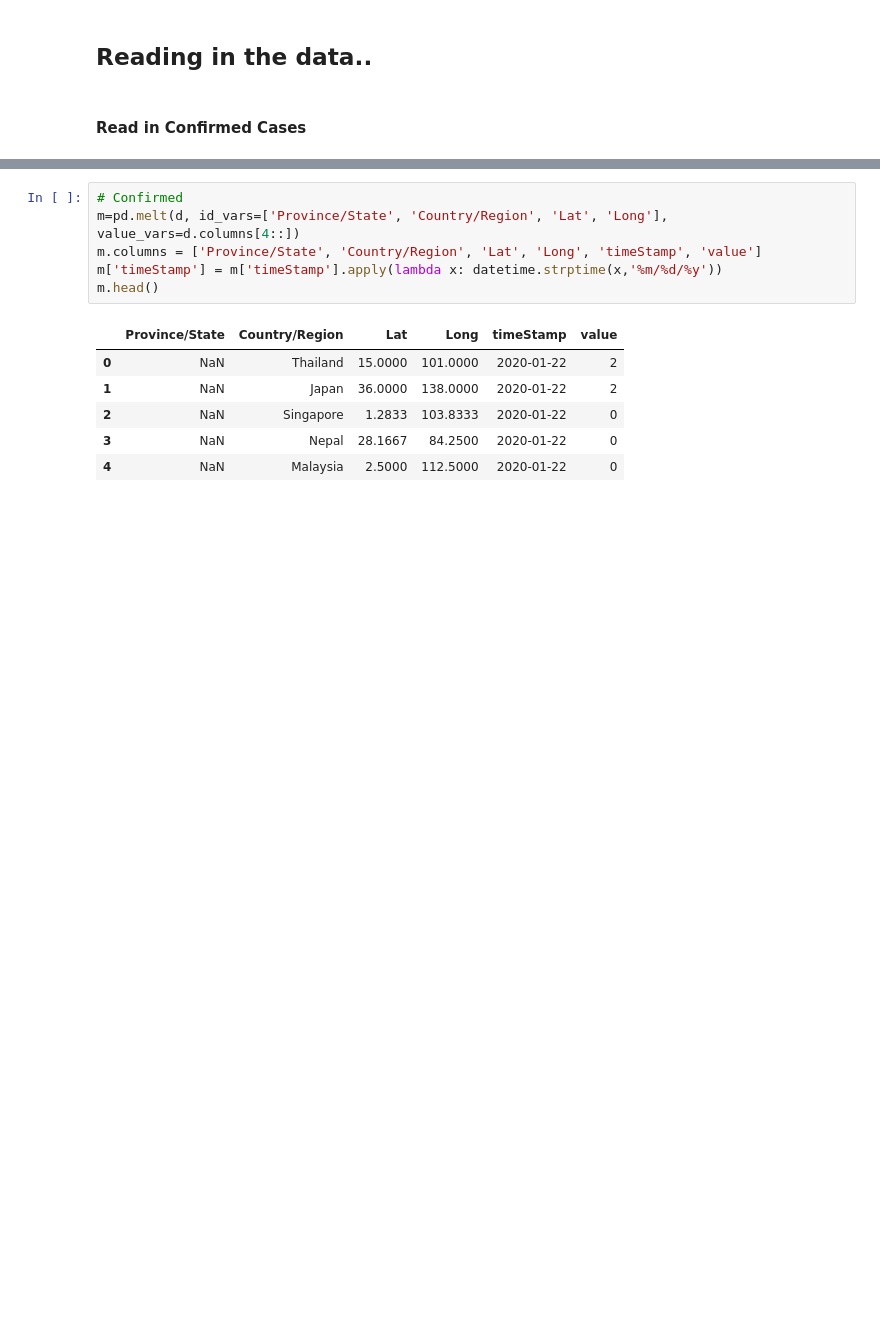
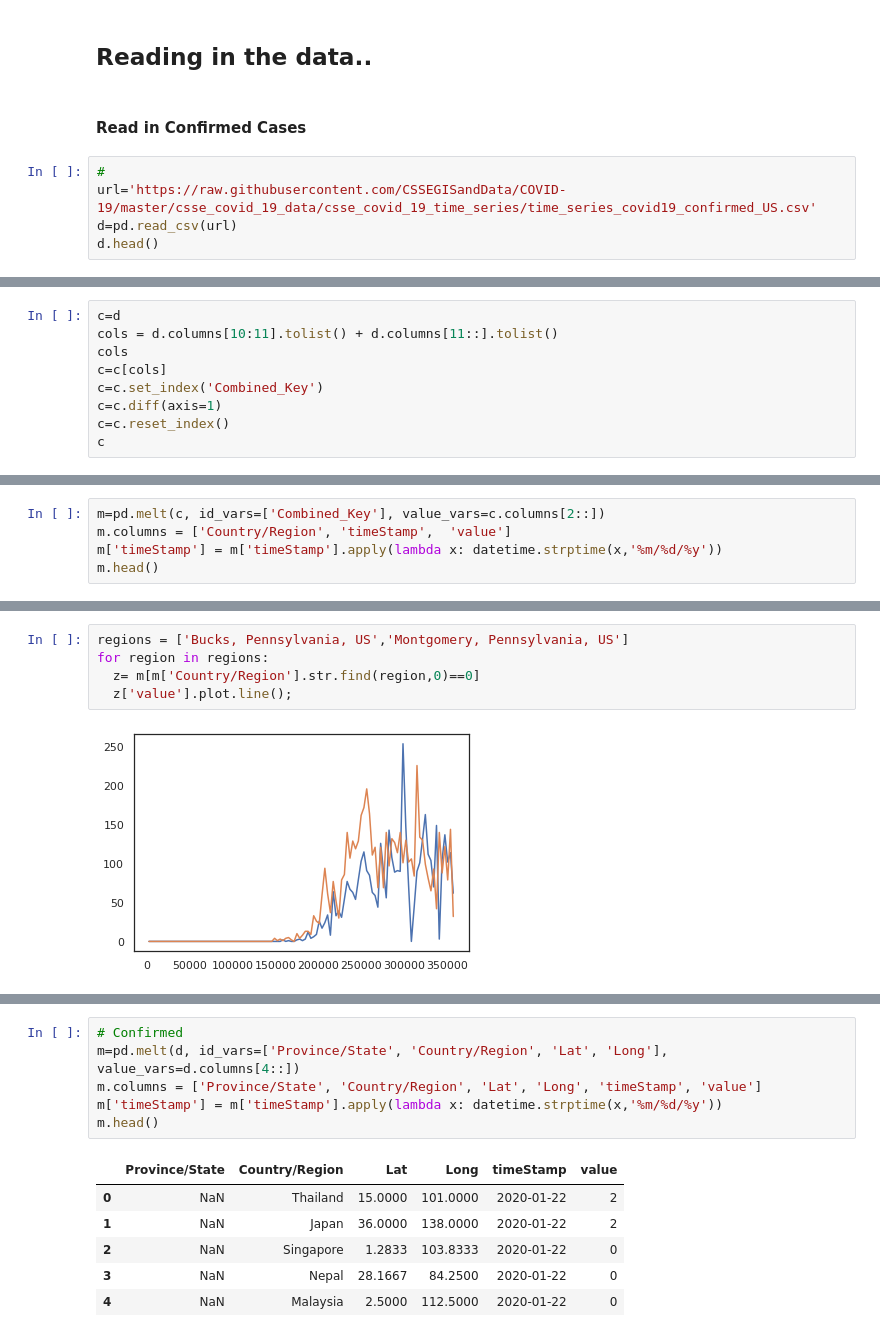
Before and after one commit to mchirico/COVID-19, a Jupyter notebook: COVID_19.ipynb, the cells around one changed output, grey strips where cells are left out. Drawn from its saved outputs; the diff is of its cells as text; blank space fills up the shorter version.

```diff
--- a/COVID_19.ipynb
+++ b/COVID_19.ipynb
@@ -82,3 +108,8 @@ Requirement already satisfied: torch==1.4.0 in /usr/local/lib/python3.6/dist-pac
 ## Reading in the data..
 # %% [markdown]
 #### Read in Confirmed Cases
+# %%
+#
+url='https://raw.githubusercontent.com/CSSEGISandData/COVID-19/master/csse_covid_19_data/csse_covid_19_time_series/time_series_covid19_confirmed_US.csv'
+d=pd.read_csv(url)
+d.head()
@@ -84,0 +124,9 @@ Requirement already satisfied: torch==1.4.0 in /usr/local/lib/python3.6/dist-pac
+# %%
+c=d
+cols = d.columns[10:11].tolist() + d.columns[11::].tolist()
+cols
+c=c[cols]
+c=c.set_index('Combined_Key')
+c=c.diff(axis=1)
+c=c.reset_index()
+c
@@ -84,0 +147,5 @@ Requirement already satisfied: torch==1.4.0 in /usr/local/lib/python3.6/dist-pac
+# %%
+m=pd.melt(c, id_vars=['Combined_Key'], value_vars=c.columns[2::])
+m.columns = ['Country/Region', 'timeStamp',  'value']
+m['timeStamp'] = m['timeStamp'].apply(lambda x: datetime.strptime(x,'%m/%d/%y'))
+m.head()
@@ -84,0 +159,7 @@ Requirement already satisfied: torch==1.4.0 in /usr/local/lib/python3.6/dist-pac
+# %%
+regions = ['Bucks, Pennsylvania, US','Montgomery, Pennsylvania, US']
+for region in regions:
+  z= m[m['Country/Region'].str.find(region,0)==0]
+  z['value'].plot.line();
+# %% [output]
+[figure, added]
```
Also changed, not shown: parts of 21 cells of this notebook.
